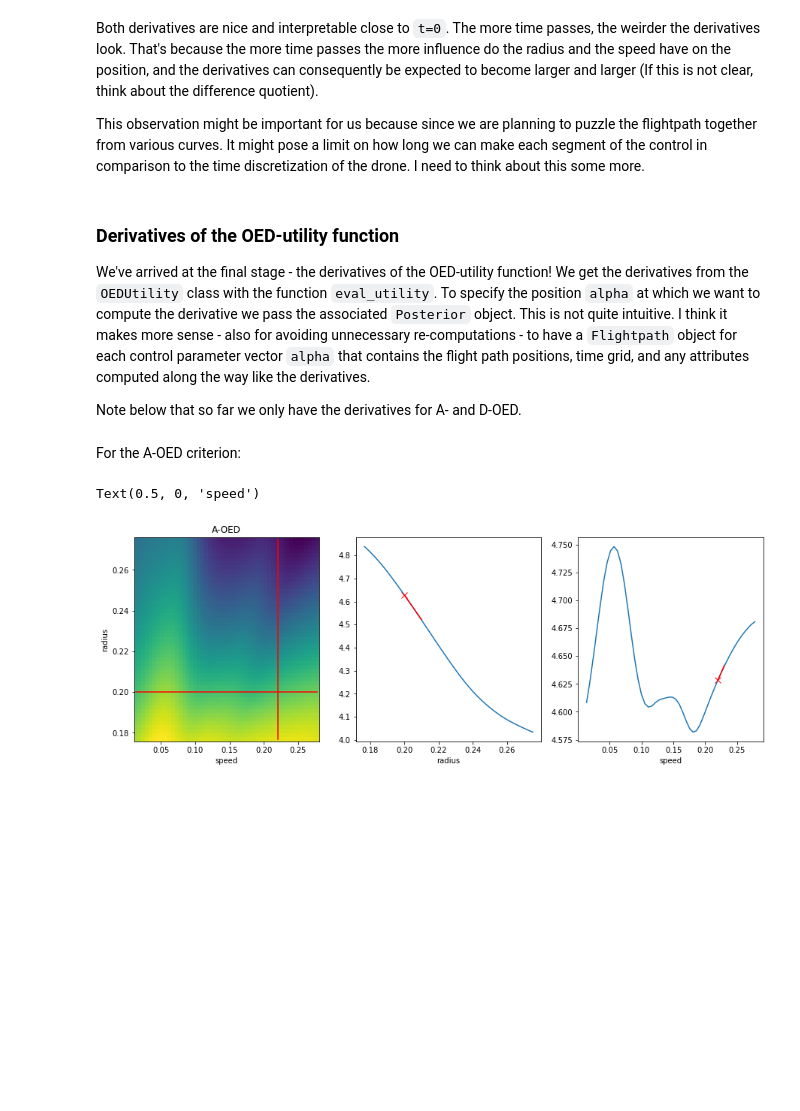
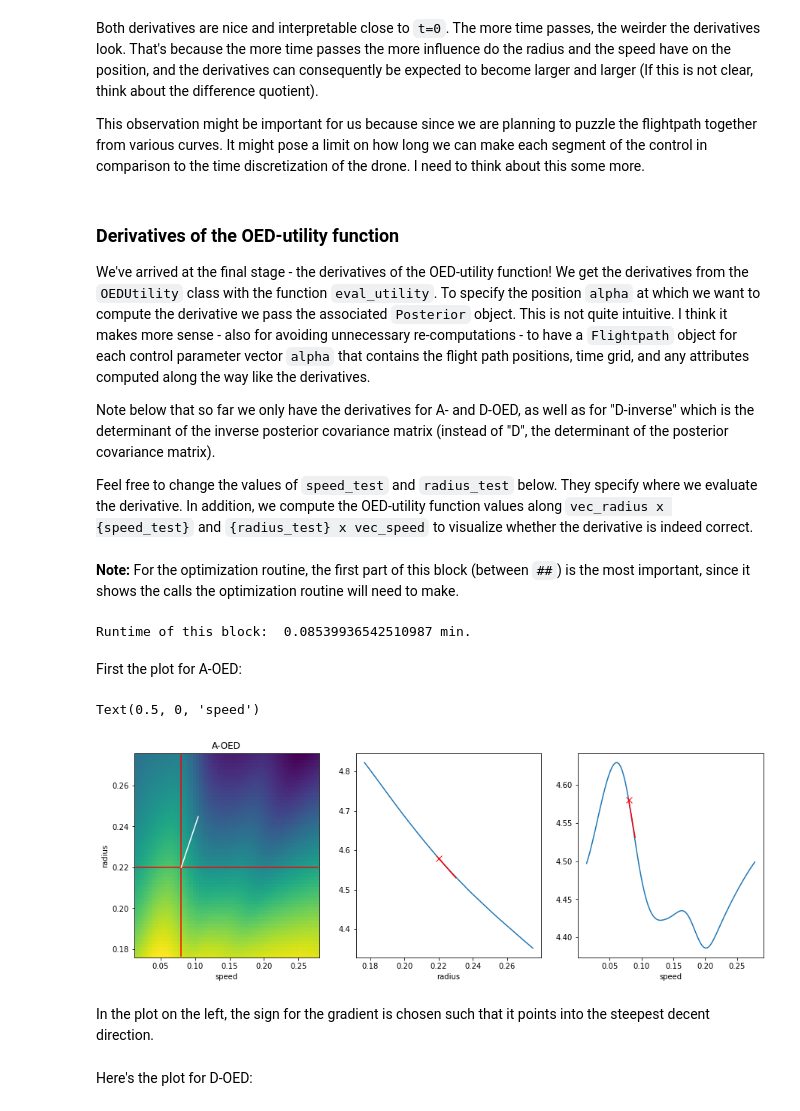
Before and after one commit to leyffer/m2dtIceSheet, a Jupyter notebook: notebooks/1_from-model-to-gradients.ipynb, the cells around one changed output. Cells and saved outputs as stored; diff of their text form; code cells hidden in the pictures; blank space fills up the shorter version.

```diff
--- a/notebooks/1_from-model-to-gradients.ipynb
+++ b/notebooks/1_from-model-to-gradients.ipynb
@@ -29,8 +29,8 @@ tStart_notebook = time.time()
 n_para = 5
 var_prior = 1 # set to a high value (1e+6) to test convergence in noise-free situations
 
-n_test = 50 # set this number higher for prettier pictures (50: 1 min runtime for dt = 0.01)
-n_test_2d = 50 # set this number higher for prettier pictures (50: 1 min runtime for dt = 0.01)
+n_test = 100 # resolution for 1D plots
+n_test_2d = 60 # resolution for 2D plots (50: ~1 min runtime for dt = 0.01)
 # %% [markdown]
 ## Full-order model setup
 # %% [markdown]
@@ -137,7 +140,7 @@ State solve time (5 parameters): 0.13465189933776855 s
 # %% [markdown]
 For curiosity and mental health, let's take a look at the states we've gotten for this basis:
 # %%
-i = 0  # change i = 1, ..., n_para
+i = 4  # change i = 1, ..., n_para
 
 fom.plot(inversion.states[i])
 # %% [output]
@@ -283,11 +300,20 @@ This observation might be important for us because since we are planning to puzz
 ### Derivatives of the OED-utility function
 We've arrived at the final stage - the derivatives of the OED-utility function! We get the derivatives from the `OEDUtility` class with the function `eval_utility`. To specify the position `alpha` at which we want to compute the derivative we pass the associated `Posterior` object. This is not quite intuitive. I think it makes more sense - also for avoiding unnecessary re-computations - to have a `Flightpath` object for each control parameter vector `alpha` that contains the flight path positions, time grid, and any attributes computed along the way like the derivatives.
 
-Note below that so far we only have the derivatives for A- and D-OED.
+Note below that so far we only have the derivatives for A- and D-OED, as well as for "D-inverse" which is the determinant of the inverse posterior covariance matrix (instead of "D", the determinant of the posterior covariance matrix).
+
+Feel free to change the values of `speed_test` and `radius_test` below. They specify where we evaluate the derivative. In addition, we compute the OED-utility function values along `vec_radius x {speed_test}` and `{radius_test} x vec_speed` to visualize whether the derivative is indeed correct.
+# %% [markdown]
+**Note:**
+For the optimization routine, the first part of this block (between `##`) is the most important, since it shows the calls the optimization routine will need to make.
 # %%
-speed_test = 0.22 # choose value between 0 and max(vec_speed) \approx 0.27768018
-radius_test = 0.2 # choose value between radius_min \approx 0.1767766952966369 and radius_max \approx 0.275
+# user input: Where to evaluate the derivative:
+speed_test = 0.08 # choose value between 0 and max(vec_speed) \approx 0.27768018
+radius_test = 0.22 # choose value between radius_min \approx 0.1767766952966369 and radius_max \approx 0.275
 
+tStart = time.time()
+
+## IMPORTANT FOR THE OPTIMIZATION !!
 alpha_test = np.array([radius_test, speed_test])
 posterior_ref = inversion.compute_posterior(alpha_test)
 
@@ -300,6 +326,7 @@ util_ref[3] = utility.eval_utility(posterior_ref, mode="E")
 der_ref_A = utility.d_utility_d_control(posterior_ref, mode="A")
 der_ref_D = utility.d_utility_d_control(posterior_ref, mode="D")
 der_ref_Dinv = utility.d_utility_d_control(posterior_ref, mode="D-inverse")
+## done with the important part
 
 util_test = np.zeros((4, 2, n_test+1))
 for i in range(n_test+1):
@@ -322,32 +349,47 @@ for i in range(n_test+1):
     util_test[1, 1, i] = utility.eval_utility(posterior, mode="D")
     util_test[2, 1, i] = utility.eval_utility(posterior, mode="D-inverse")
     util_test[3, 0, i] = utility.eval_utility(posterior, mode="E")
+
+print("Runtime of this block: ", (time.time()-tStart)/60, "min.")
+# %% [output]
+Runtime of this block:  0.08539936542510987 min.
 # %% [markdown]
-For the A-OED criterion:
+First the plot for A-OED:
 # %%
 fig, axs = plt.subplots(1, 3, figsize=(15, 5))
 scale = 0.01
 norm = la.norm(der_ref_A)
 
 axs[0].pcolormesh(vec_speed_2d, vec_radius_2d, util[0, :, :])
 axs[0].plot([vec_speed_2d[0], vec_speed_2d[-1]], [radius_test, radius_test], color="r", marker=None)
 axs[0].plot([speed_test, speed_test], [vec_radius_2d[0], vec_radius_2d[-1]], color="r", marker=None)
+axs[0].plot([speed_test, speed_test - 0.5 * scale * der_ref_A[1]],
+            [radius_test, radius_test - 0.5 * scale * der_ref_A[0]],
+            color = "w", marker = None)
 axs[0].set_xlabel("speed")
 axs[0].set_ylabel("radius")
 axs[0].set_title("A-OED")
 
 axs[1].plot(vec_radius, util_test[0, 1, :])
 axs[1].plot([radius_test], util_ref[0], marker="x", markersize=8, color="r")
-axs[1].plot([radius_test, radius_test + scale], [util_ref[0], util_ref[0]+scale*der_ref_A[0]], marker="", markersize=8, color="r")
+axs[1].plot([radius_test, radius_test + scale],
+            [util_ref[0], util_ref[0]+scale*der_ref_A[0]],
+            marker="", markersize=8, color="r")
 axs[1].set_xlabel("radius")
 
 axs[2].plot(vec_speed, util_test[0, 0, :-1])
 axs[2].plot([speed_test], util_ref[0], marker="x", markersize=8, color="r")
-axs[2].plot([speed_test, speed_test + scale], [util_ref[0], util_ref[0]+scale*der_ref_A[1]], marker="", markersize=8, color="r")
+axs[2].plot([speed_test, speed_test + scale],
+            [util_ref[0], util_ref[0]+scale*der_ref_A[1]],
+            marker="", markersize=8, color="r")
 axs[2].set_xlabel("speed")
 # %% [output]
 Text(0.5, 0, 'speed')
-[figure, old version]
+[figure, new version]
+# %% [markdown]
+In the plot on the left, the sign for the gradient is chosen such that it points into the steepest decent direction.
+# %% [markdown]
+Here's the plot for D-OED:
 # %%
 fig, axs = plt.subplots(1, 3, figsize=(15, 5))
 scale = 0.01
```
Also changed, not shown: parts of 25 cells of this notebook.
